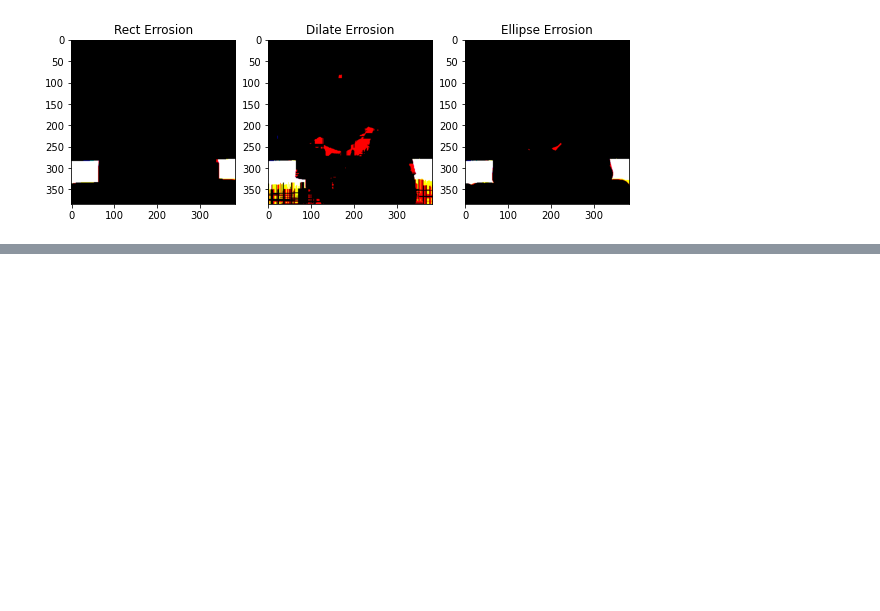
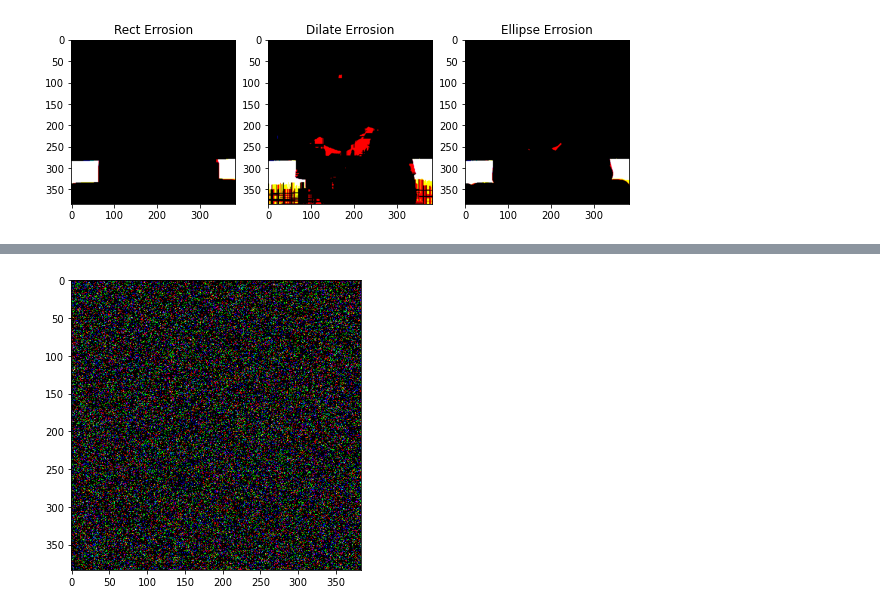
Before and after one commit to anice1/Intro-to-CV, a Jupyter notebook: Geometric-Transformation.ipynb, the cells around one changed output, grey strips where cells are left out. Saved outputs shown, nothing was run; the diff lists cells and outputs as text; code cells hidden in the pictures; blank space fills up the shorter version.

```diff
--- a/Geometric-Transformation.ipynb
+++ b/Geometric-Transformation.ipynb
@@ -773,0 +836,5 @@ Text(0.5, 1.0, 'Ellipse Errosion')
+# %%
+noise = np.random.rand(*img.shape) > 0.9
+display_image(np.asfarray(noise))
+# %% [output]
+[figure, added]
```
Also changed, not shown: parts of 11 cells of this notebook, 1 other file.
